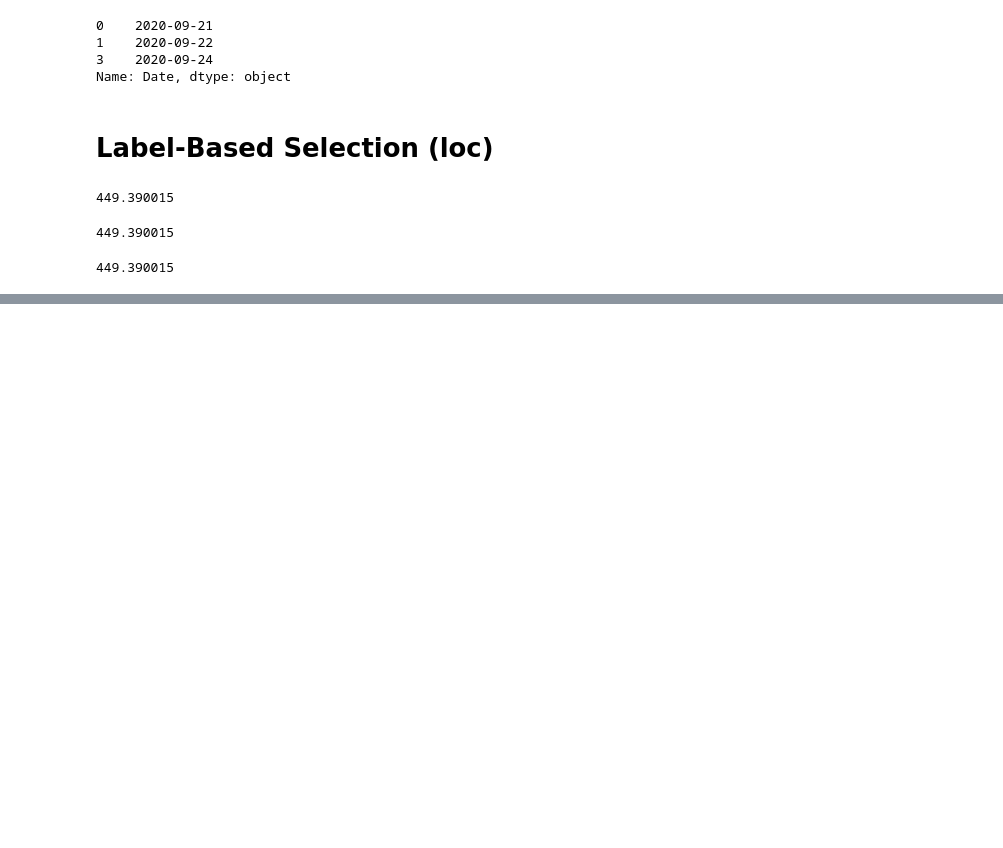
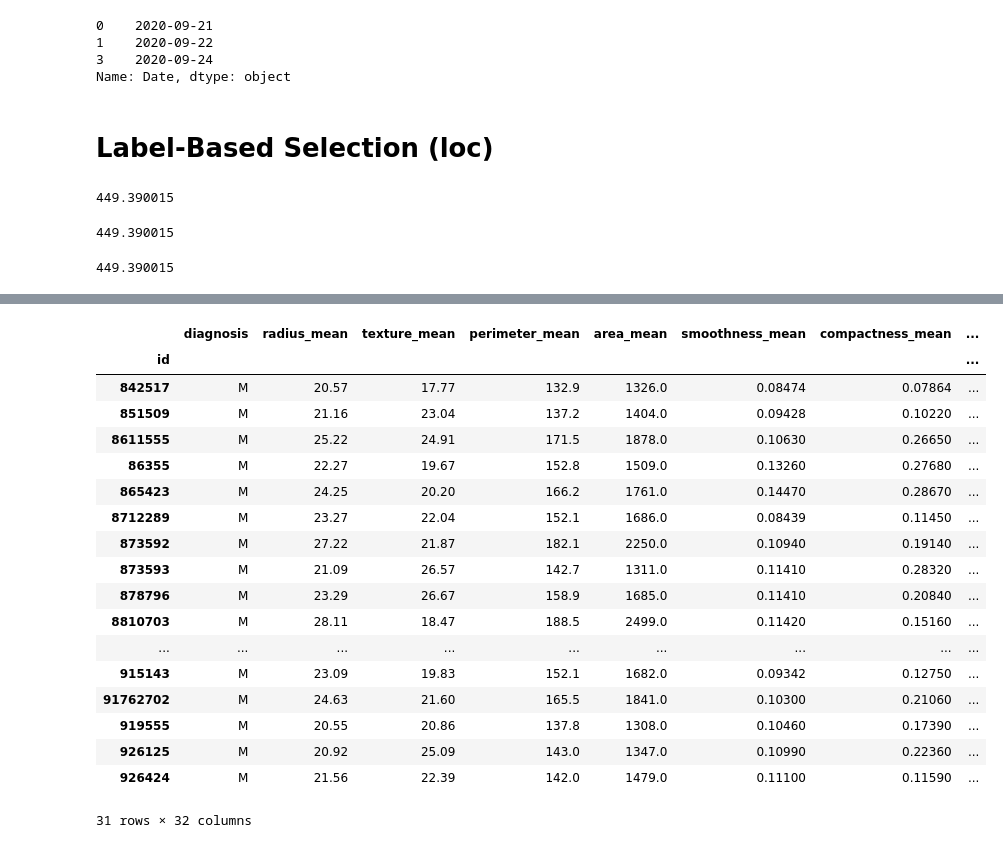
Before and after one commit to amediaaj/Data-Science-101-Methodology-Python-and-Essential-Math, a Jupyter notebook: pandas.ipynb, the cells around one changed output, grey strips where cells are left out. Saved outputs shown, nothing was run; the diff lists cells and outputs as text; code cells hidden in the pictures; blank space fills up the shorter version.

```diff
--- a/pandas.ipynb
+++ b/pandas.ipynb
@@ -180,0 +187,3 @@ tsla.loc['2020-09-21', ['Close', 'High']
+# %%
+bc = pd.read_csv("./bcwisconsin.csv", index_col = 0)
+bc
@@ -180,0 +221,22 @@ tsla.loc['2020-09-21', ['Close', 'High']
+# %%
+bc.loc[bc.area_mean >= 1300]
+# %% [output]
+|  | diagnosis | radius_mean | texture_mean | perimeter_mean | area_mean | smoothness_mean | compactness_mean | ... |
+| id |  |  |  |  |  |  |  | ... |
+| 842517 | M | 20.57 | 17.77 | 132.9 | 1326.0 | 0.08474 | 0.07864 | ... |
+| 851509 | M | 21.16 | 23.04 | 137.2 | 1404.0 | 0.09428 | 0.10220 | ... |
+| 8611555 | M | 25.22 | 24.91 | 171.5 | 1878.0 | 0.10630 | 0.26650 | ... |
+| 86355 | M | 22.27 | 19.67 | 152.8 | 1509.0 | 0.13260 | 0.27680 | ... |
+| 865423 | M | 24.25 | 20.20 | 166.2 | 1761.0 | 0.14470 | 0.28670 | ... |
+| 8712289 | M | 23.27 | 22.04 | 152.1 | 1686.0 | 0.08439 | 0.11450 | ... |
+| 873592 | M | 27.22 | 21.87 | 182.1 | 2250.0 | 0.10940 | 0.19140 | ... |
+| 873593 | M | 21.09 | 26.57 | 142.7 | 1311.0 | 0.11410 | 0.28320 | ... |
+| 878796 | M | 23.29 | 26.67 | 158.9 | 1685.0 | 0.11410 | 0.20840 | ... |
+| 8810703 | M | 28.11 | 18.47 | 188.5 | 2499.0 | 0.11420 | 0.15160 | ... |
+| ... | ... | ... | ... | ... | ... | ... | ... | ... |
+| 915143 | M | 23.09 | 19.83 | 152.1 | 1682.0 | 0.09342 | 0.12750 | ... |
+| 91762702 | M | 24.63 | 21.60 | 165.5 | 1841.0 | 0.10300 | 0.21060 | ... |
+| 919555 | M | 20.55 | 20.86 | 137.8 | 1308.0 | 0.10460 | 0.17390 | ... |
+| 926125 | M | 20.92 | 25.09 | 143.0 | 1347.0 | 0.10990 | 0.22360 | ... |
+| 926424 | M | 21.56 | 22.39 | 142.0 | 1479.0 | 0.11100 | 0.11590 | ... |
+31 rows × 32 columns
```
Also changed, not shown: parts of 23 cells of this notebook.
